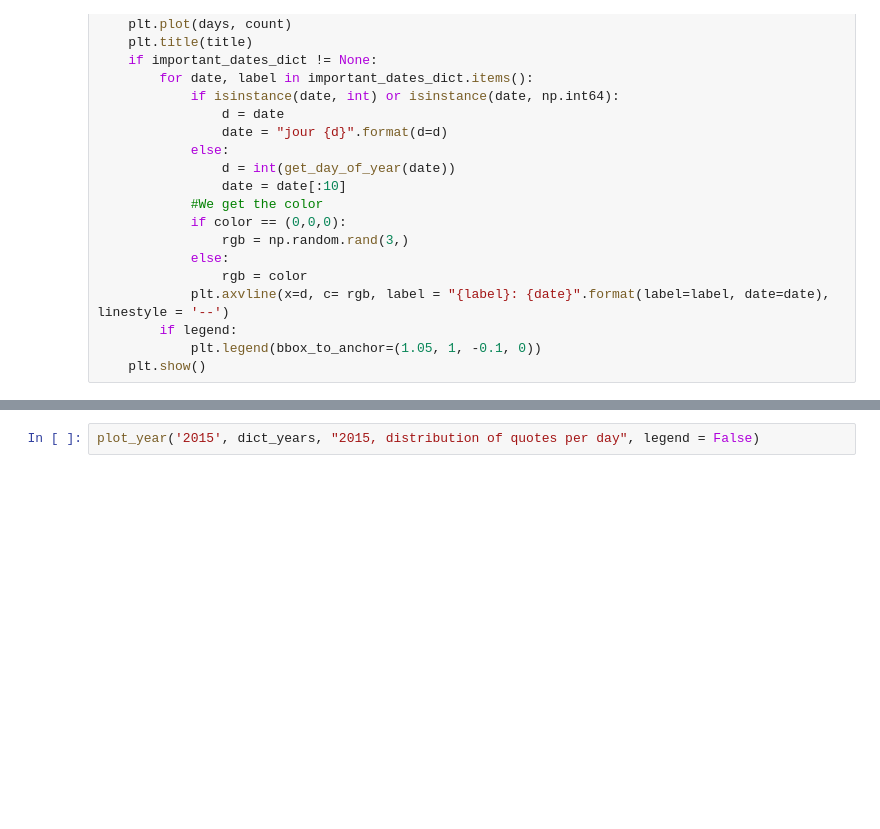
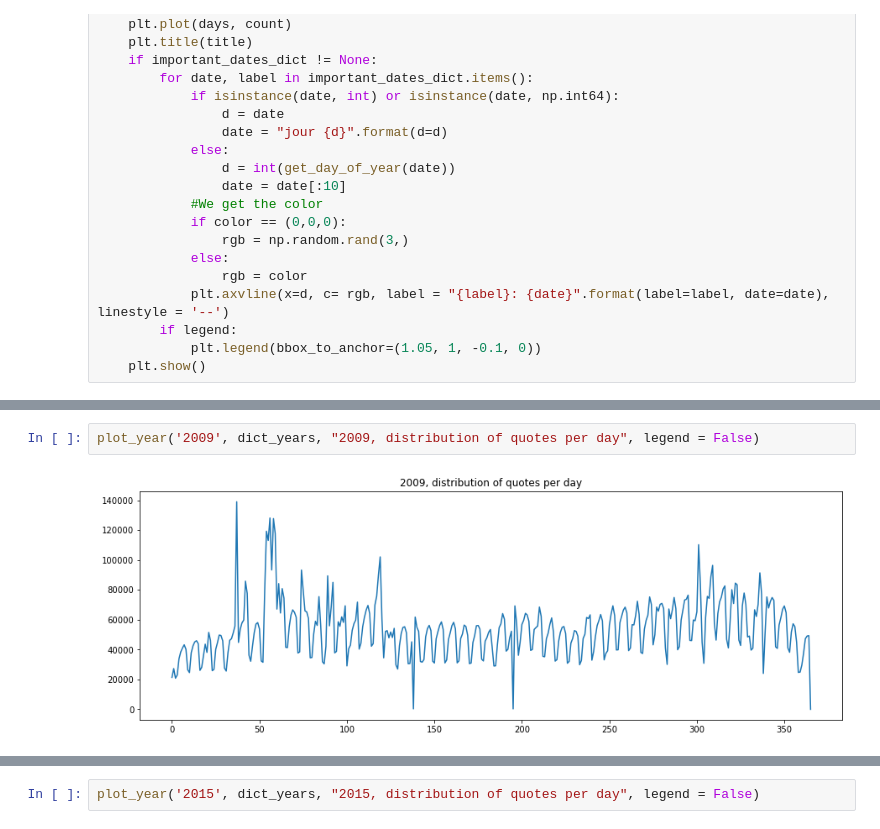
Before and after one commit to epfl-ada/ada-2021-project-abracadabra, a Jupyter notebook: Dictionaries for the years.ipynb, the cells around one changed output, grey strips where cells are left out. Saved outputs shown, nothing was run; the diff lists cells and outputs as text; blank space fills up the shorter version.

```diff
--- a/Dictionaries for the years.ipynb
+++ b/Dictionaries for the years.ipynb
@@ -333,0 +674,4 @@ def plot_year(year, year_dict, title, important_dates_dict=None, color = (0,0,0)
+# %%
+plot_year('2009', dict_years, "2009, distribution of quotes per day", legend = False)
+# %% [output]
+[figure, added]
```
Also changed, not shown: parts of 8 cells of this notebook.
